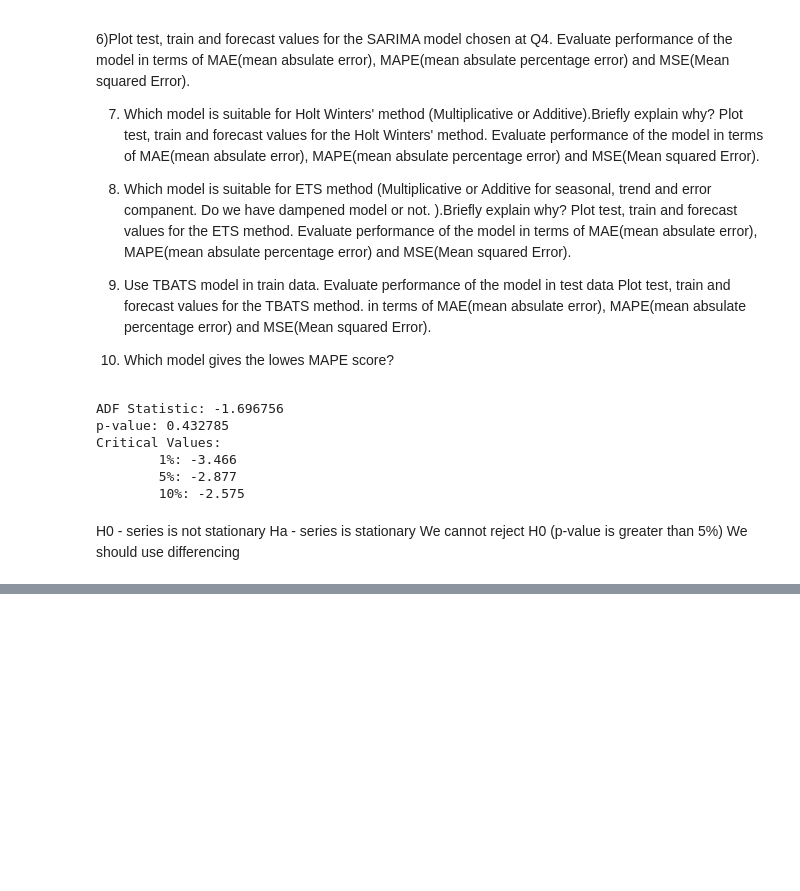
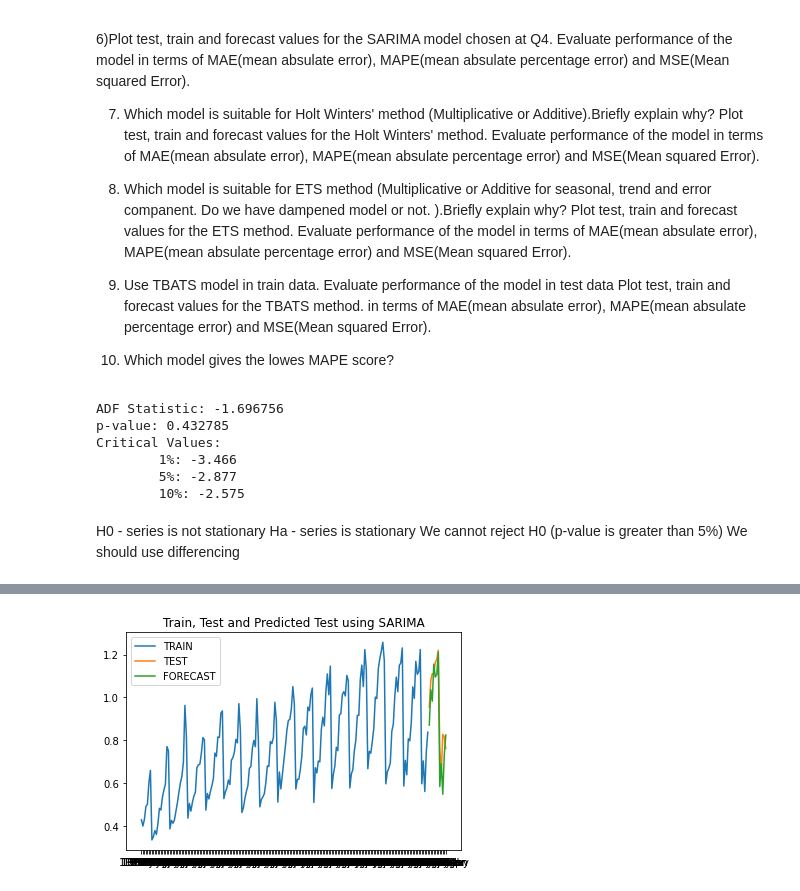
Before and after one commit to taranakasamanli/DataScience, a Jupyter notebook: Homework7.ipynb, the cells around one changed output, grey strips where cells are left out. Cells and saved outputs as stored; diff of their text form; code cells hidden in the pictures; blank space fills up the shorter version.

```diff
--- a/Homework7.ipynb
+++ b/Homework7.ipynb
@@ -93,0 +177,5 @@ We should use differencing
+# %%
+#Q5
+train=ap1[:-12]
+test=ap1[-12:]
+train
@@ -93,0 +197,18 @@ We should use differencing
+# %%
+#Q6
+from statsmodels.tsa.statespace.sarimax import SARIMAX
+model=SARIMAX(train['Cost'],order=(0,1,1), seasonal_order=(0,1,0,12))
+model_fit=model.fit()
+test_prediction = model_fit.forecast(12)
+test_prediction=pd.DataFrame(test_prediction)
+new_index = test.index
+test_prediction=test_prediction.set_index(new_index)
+test_prediction.columns=['Cost']
+
+plt.plot(train['Cost'],label='TRAIN')
+plt.plot(test['Cost'],label='TEST')
+plt.plot(test_prediction,label='FORECAST')
+plt.legend(loc="upper left")
+plt.title('Train, Test and Predicted Test using SARIMA');
+# %% [output]
+[figure, added]
```
Also changed, not shown: parts of 12 cells of this notebook.
